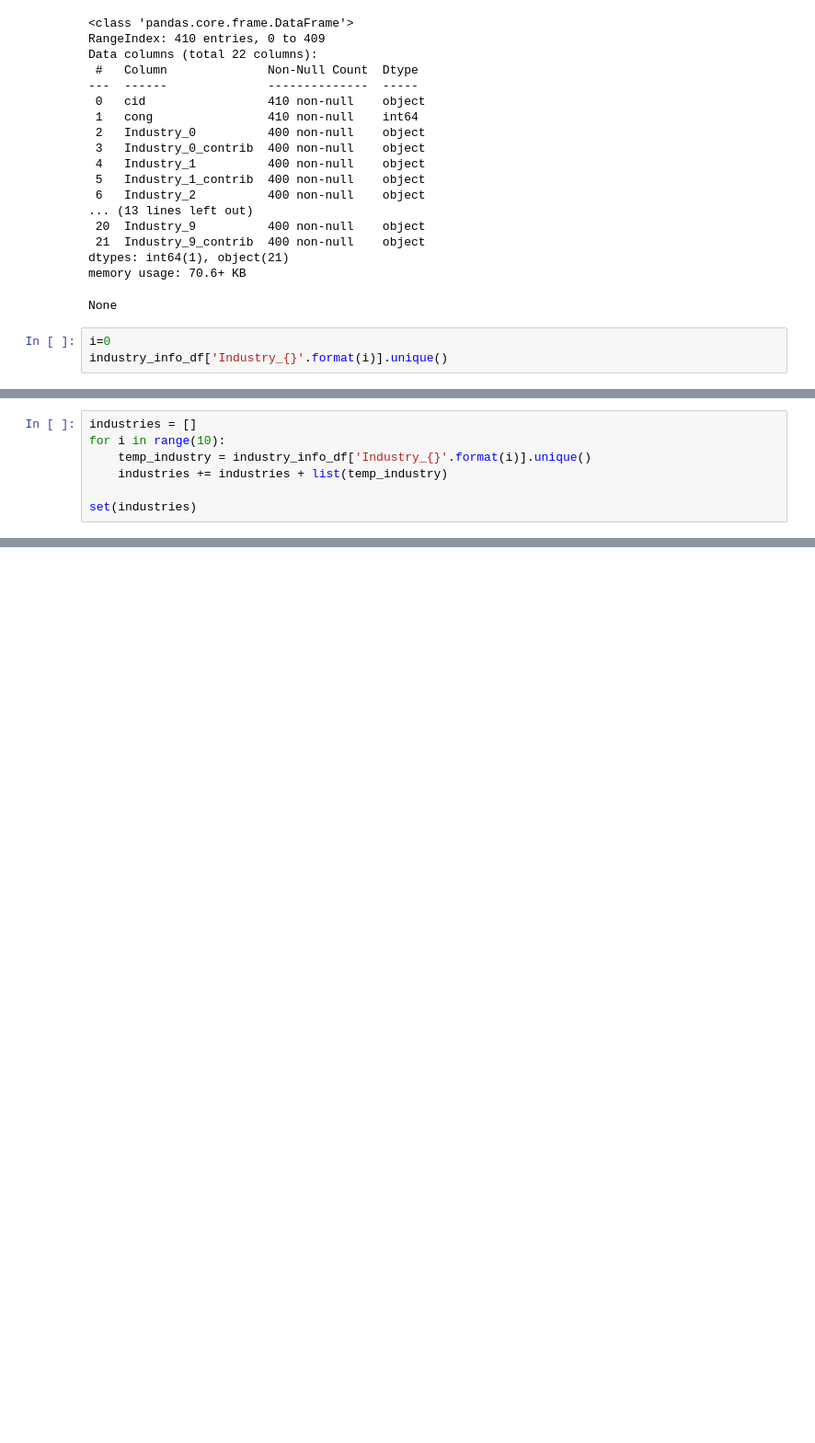
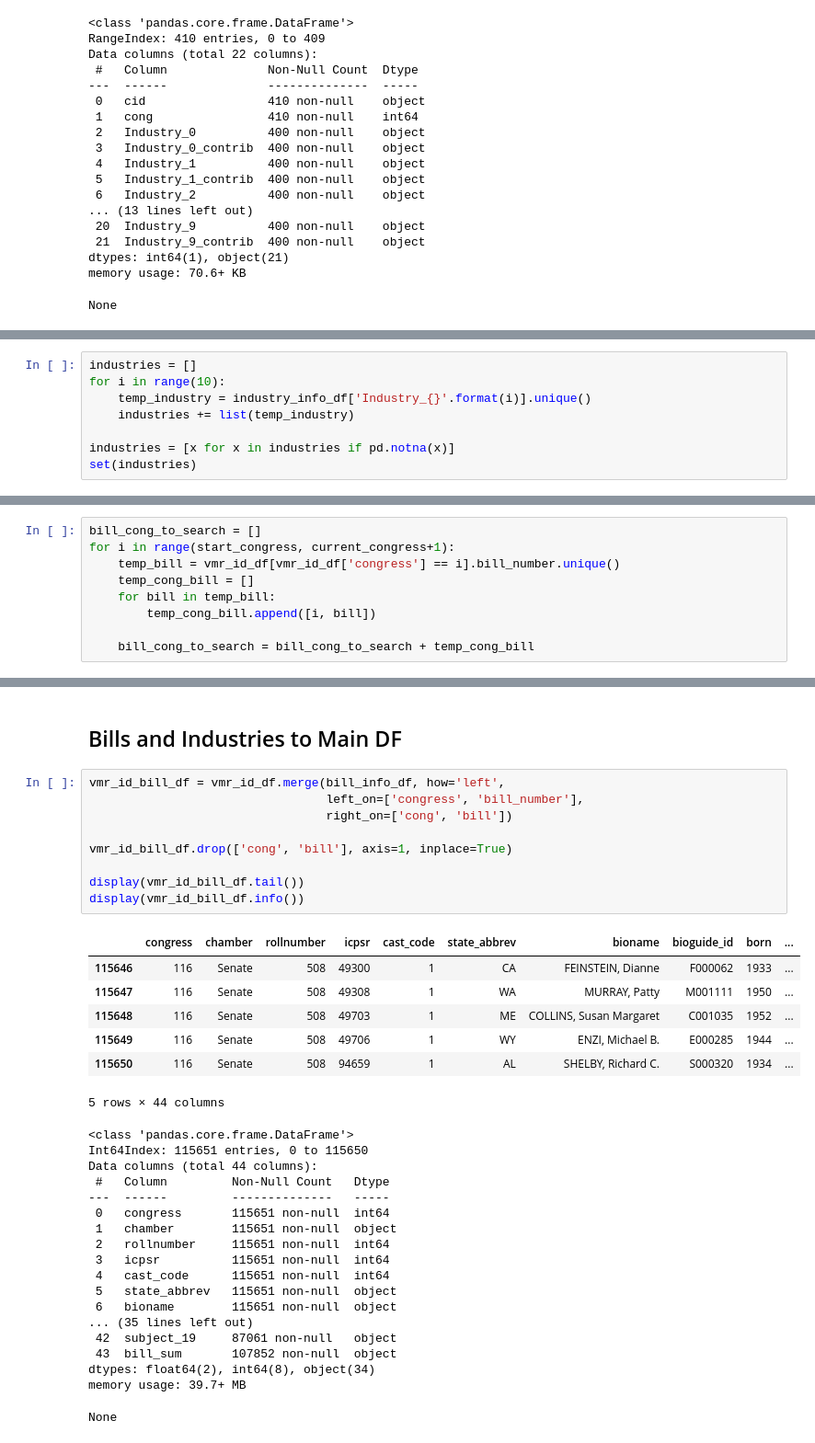
Before and after one commit to zapatos24/senator_nlp_vote_prediction, a Jupyter notebook: df_construction_and_EDA.ipynb, the cells around one changed output, grey strips where cells are left out. Shown at 92% size. Drawn from its saved outputs; the diff is of its cells as text; blank space fills up the shorter version.

```diff
--- a/df_construction_and_EDA.ipynb
+++ b/df_construction_and_EDA.ipynb
@@ -438,6 +417,3 @@ Data columns (total 22 columns):
 dtypes: int64(1), object(21)
 memory usage: 70.6+ KB
 None
-# %%
-i=0
-industry_info_df['Industry_{}'.format(i)].unique()
@@ -452,8 +421,9 @@ array(['Crop Production & Basic Processing', 'Securities & Investment',
 industries = []
 for i in range(10):
     temp_industry = industry_info_df['Industry_{}'.format(i)].unique()
-    industries += industries + list(temp_industry)
+    industries += list(temp_industry)
 
+industries = [x for x in industries if pd.notna(x)]
 set(industries)
 # %% [output]
 {'Abortion Policy/Pro-Abortion Rights',
@@ -475,0 +450,9 @@ set(industries)
+# %%
+bill_cong_to_search = []
+for i in range(start_congress, current_congress+1):
+    temp_bill = vmr_id_df[vmr_id_df['congress'] == i].bill_number.unique()
+    temp_cong_bill = []
+    for bill in temp_bill:
+        temp_cong_bill.append([i, bill])
+
+    bill_cong_to_search = bill_cong_to_search + temp_cong_bill
@@ -479,0 +566,37 @@ len(set(industries))
+# %% [markdown]
+## Bills and Industries to Main DF
+# %%
+vmr_id_bill_df = vmr_id_df.merge(bill_info_df, how='left',
+                                 left_on=['congress', 'bill_number'],
+                                 right_on=['cong', 'bill'])
+
+vmr_id_bill_df.drop(['cong', 'bill'], axis=1, inplace=True)
+
+display(vmr_id_bill_df.tail())
+display(vmr_id_bill_df.info())
+# %% [output]
+|  | congress | chamber | rollnumber | icpsr | cast_code | state_abbrev | bioname | bioguide_id | born | ... |
+| 115646 | 116 | Senate | 508 | 49300 | 1 | CA | FEINSTEIN, Dianne | F000062 | 1933 | ... |
+| 115647 | 116 | Senate | 508 | 49308 | 1 | WA | MURRAY, Patty | M001111 | 1950 | ... |
+| 115648 | 116 | Senate | 508 | 49703 | 1 | ME | COLLINS, Susan Margaret | C001035 | 1952 | ... |
+| 115649 | 116 | Senate | 508 | 49706 | 1 | WY | ENZI, Michael B. | E000285 | 1944 | ... |
+| 115650 | 116 | Senate | 508 | 94659 | 1 | AL | SHELBY, Richard C. | S000320 | 1934 | ... |
+5 rows × 44 columns
+<class 'pandas.core.frame.DataFrame'>
+Int64Index: 115651 entries, 0 to 115650
+Data columns (total 44 columns):
+ #   Column         Non-Null Count   Dtype
+---  ------         --------------   -----
+ 0   congress       115651 non-null  int64
+ 1   chamber        115651 non-null  object
+ 2   rollnumber     115651 non-null  int64
+ 3   icpsr          115651 non-null  int64
+ 4   cast_code      115651 non-null  int64
+ 5   state_abbrev   115651 non-null  object
+ 6   bioname        115651 non-null  object
+... (35 lines left out)
+ 42  subject_19     87061 non-null   object
+ 43  bill_sum       107852 non-null  object
+dtypes: float64(2), int64(8), object(34)
+memory usage: 39.7+ MB
+None
```
Also changed, not shown: parts of 12 cells of this notebook, 2 other files.
